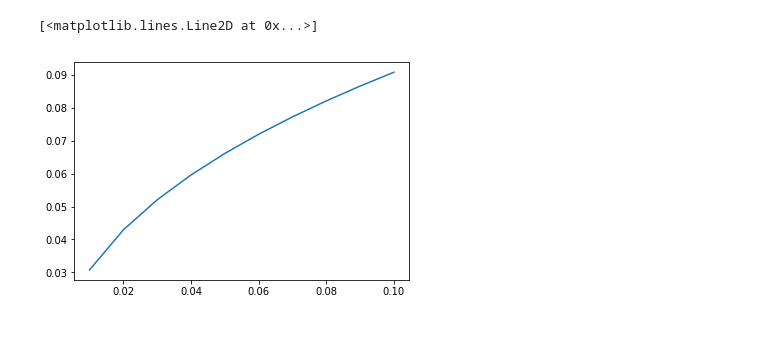
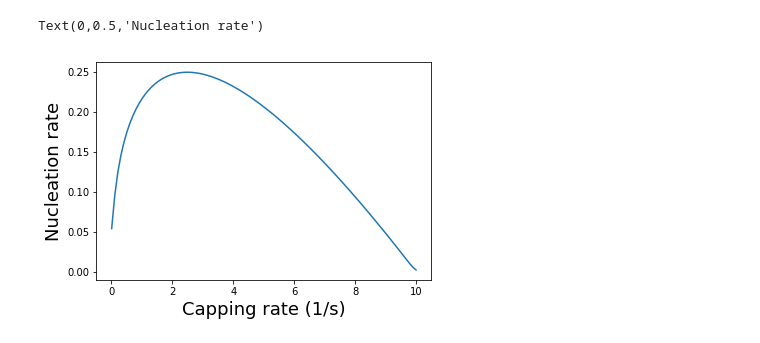
Before and after one commit to jiongyi/postdoc, a Jupyter notebook: branched-networks/poly-proline-wa-nucleation-kinetic-model.ipynb, the cells around one changed output. Cells and saved outputs as stored; diff of their text form; code cells hidden in the pictures.

```diff
--- a/branched-networks/poly-proline-wa-nucleation-kinetic-model.ipynb
+++ b/branched-networks/poly-proline-wa-nucleation-kinetic-model.ipynb
@@ -31,21 +47,29 @@ def nucleationmodel(kP = 100.0, kN = 10.0, kC = 0.1, kA = 10.0, kPA = 10.0, kT =
     #print(str(EArr[-1]))
 
     # Figure out steady-state quantities.
-    WAEq = sqrt(kC / kN)
-    PAEq = sqrt((kT / WAMax + kA / WAEq)**2 + 4 * kT * kPA / WAMax / WAEq) - (kT / WAMax + kA / WAEq)
-    PAEq = PAEq / (2 * kT / WAMax / WAEq)
-    EEq = (kA + kT * PAEq / WAMax) * (WAMax - WAEq) / kP / WAEq
+    #WAEq = sqrt(kC / kN)
+    #PAEq = sqrt((kT / WAMax + kA / WAEq)**2 + 4 * kT * kPA / WAMax / WAEq) - (kT / WAMax + kA / WAEq)
+    #PAEq = PAEq / (2 * kT / WAMax / WAEq)
+    #EEq = (kA + kT * PAEq / WAMax) * (WAMax - WAEq) / kP / WAEq
+    WAEq = WAArr[-1]
+    PAEq = PAArr[-1]
+    EEq = EArr[-1]
+
     return EEq, PAEq, WAEq
 # %%
-noPoints = 10
-capRateArr = linspace(0.01, 0.1, noPoints)
+noPoints = 100
+capRateArr = linspace(0.01, 10.0, noPoints)
 nucleationRateArr = zeros(noPoints)
+elongationRateArr = zeros(noPoints)
 
 for i in range(noPoints):
     EEq, PAEq, WAEq = nucleationmodel(100.0, 10.0, capRateArr[i], 10.0, 10.0, 1.0)
     nucleationRateArr[i] = 10.0 * EEq * WAEq**2
+    elongationRateArr[i] = 100.0 * EEq * (WAEq + PAEq)
 
 plot(capRateArr, nucleationRateArr)
+xlabel(r"Capping rate (1/s)", fontsize = 18)
+ylabel(r"Nucleation rate", fontsize = 18)
 # %% [output]
-[<matplotlib.lines.Line2D at 0x...>]
+Text(0,0.5,'Nucleation rate')
-[figure, old version]
+[figure, new version]
```
Also changed, not shown: parts of 5 cells of this notebook, 1 other file.
